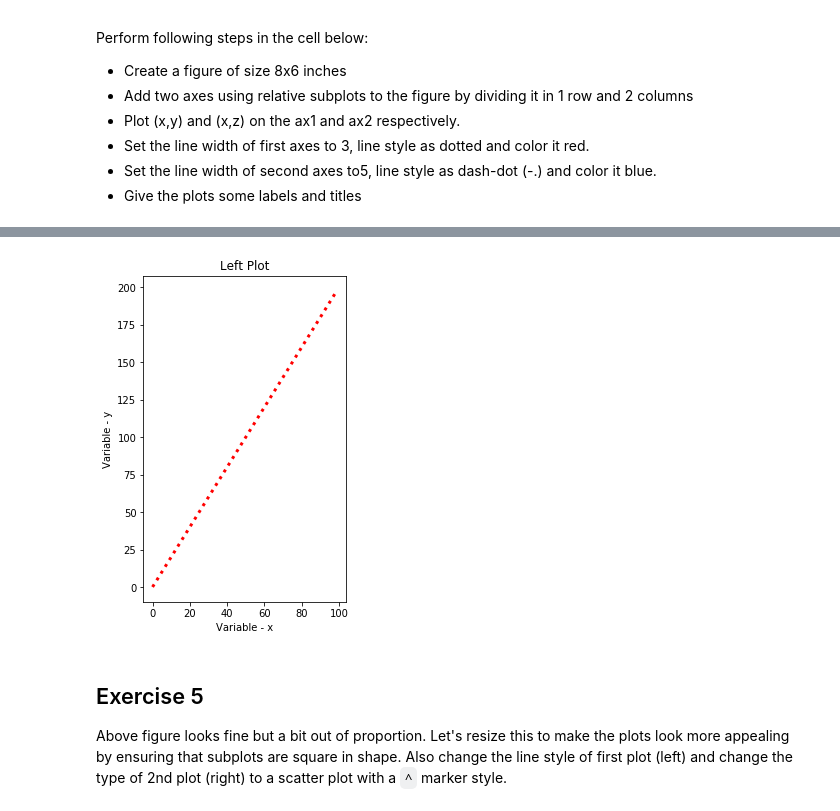
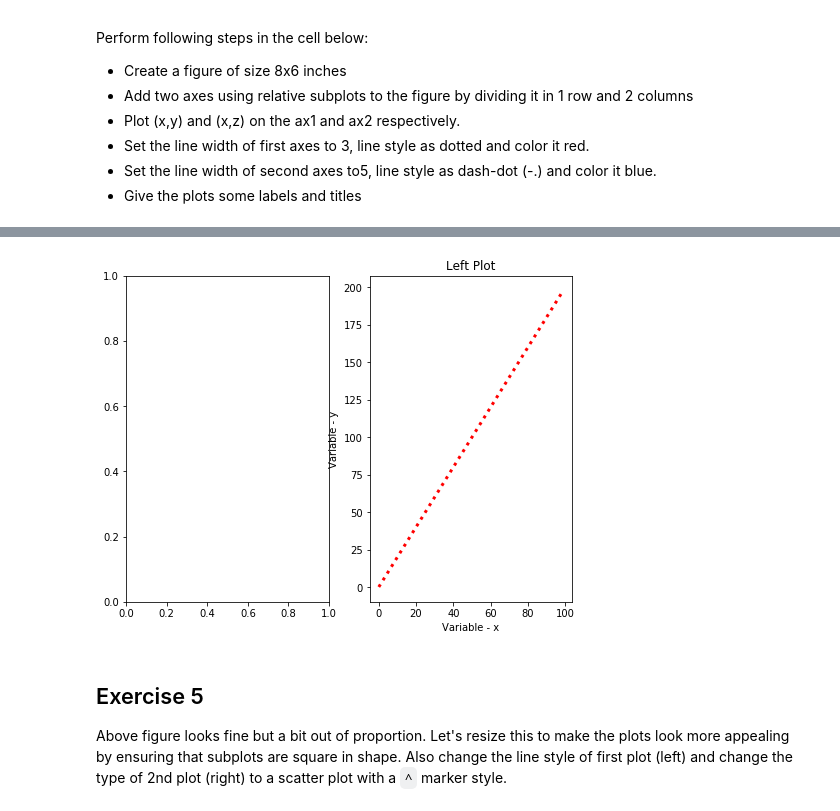
Before and after one commit to DeannaLinn/dsc-1-03-13-customizing-visualizations-with-matplotlib-lab-online-ds-sp-000, a Jupyter notebook: index.ipynb, the cells around one changed output, grey strips where cells are left out. Saved outputs shown, nothing was run; the diff lists cells and outputs as text; code cells hidden in the pictures.

```diff
--- a/index.ipynb
+++ b/index.ipynb
@@ -159,7 +159,7 @@ Perform following steps in the cell below:
 new_figure = plt.figure(figsize=[8,6])
 
 ax1 = new_figure.add_subplot(121)
-ax1 = new_figure.add_subplot(121)
+ax1 = new_figure.add_subplot(122)
 
 ax1.plot(x, y, color = 'red', linestyle = ':', linewidth = 3)
 ax1.set_xlabel('Variable - x')
@@ -178,4 +176,4 @@ Adding an axes using the same arguments as a previous axes currently reuses the
-[figure, old version]
+[figure, new version]
 # %% [markdown]
 ## Exercise 5
 
```
Also changed, not shown: parts of 1 cell of this notebook.
